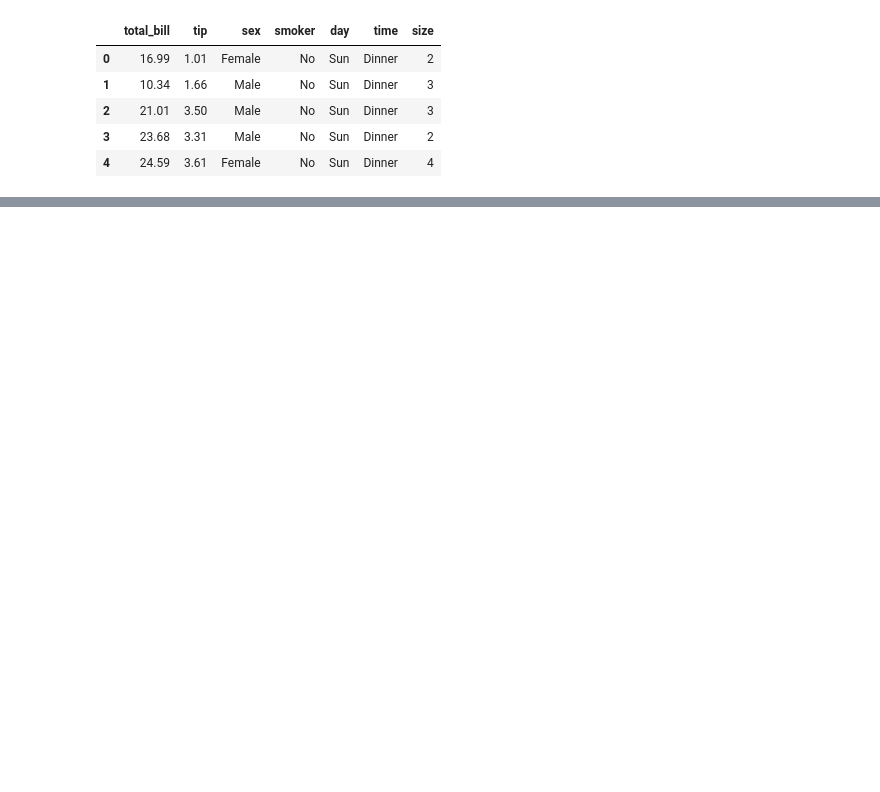
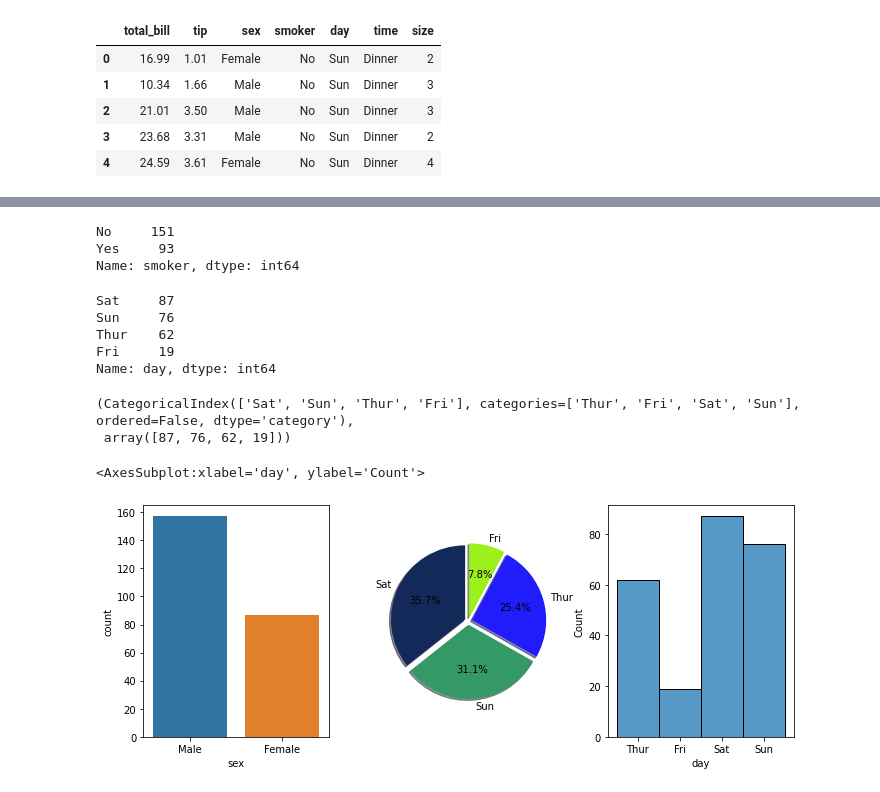
Before and after one commit to ybshankar010/machinelearning, a Jupyter notebook: articles/univariate analysis.ipynb, the cells around one changed output, grey strips where cells are left out. Drawn from its saved outputs; the diff is of its cells as text; code cells hidden in the pictures; blank space fills up the shorter version.

```diff
--- a/articles/univariate analysis.ipynb
+++ b/articles/univariate analysis.ipynb
@@ -14,0 +43,52 @@ df.head()
+# %%
+df.smoker.value_counts()
+# %% [output]
+No     151
+Yes     93
+Name: smoker, dtype: int64
+# %%
+import random
+def pieChart(axes,labels,sizes,explodes):
+    explodes = [0.05 for i in range(len(labels))]
+    color_list = ["#"+''.join([random.choice('0123456789ABCDEF') for j in range(6)])
+             for i in range(len(labels)+1)]
+    axes.pie(sizes,labels=labels,explode=explodes,colors=color_list[:-1], autopct='%1.1f%%',
+            shadow=True, startangle=90)
+    plt.tight_layout()
+    return
+# %%
+df.day.value_counts()
+# %% [output]
+Sat     87
+Sun     76
+Thur    62
+Fri     19
+Name: day, dtype: int64
+# %%
+df.day.value_counts().keys(),df.day.value_counts().values
+# %% [output]
+(CategoricalIndex(['Sat', 'Sun', 'Thur', 'Fri'], categories=['Thur', 'Fri', 'Sat', 'Sun'], ordered=False, dtype='category'),
+ array([87, 76, 62, 19]))
+# %%
+# def pieChart(axis, frequencies):
+#     # Data to plot
+#     return
+# labels = 'Python', 'C++', 'Ruby', 'Java'
+# sizes = [215, 130, 245, 210]
+# colors = ['gold', 'yellowgreen', 'lightcoral', 'lightskyblue']
+explode = (0.1, 0, 0, 0)  # explode 1st slice
+
+# # Plot
+# plt.pie(sizes, explode=explode, labels=labels, colors=colors,
+# autopct='%1.1f%%', shadow=True, startangle=140)
+
+# plt.axis('equal')
+# plt.show()
+# %%
+fig, axes = plt.subplots(1, 3,figsize=(10,4))
+sns.countplot(x="sex", data=df,ax=axes[0]);
+pieChart(axes[1],df.day.value_counts().keys(),df.day.value_counts().values,explode)
+sns.histplot(df.day.dropna(),ax=axes[2])
+# %% [output]
+<AxesSubplot:xlabel='day', ylabel='Count'>
+[figure, added]
```
Also changed, not shown: parts of 5 cells of this notebook.
